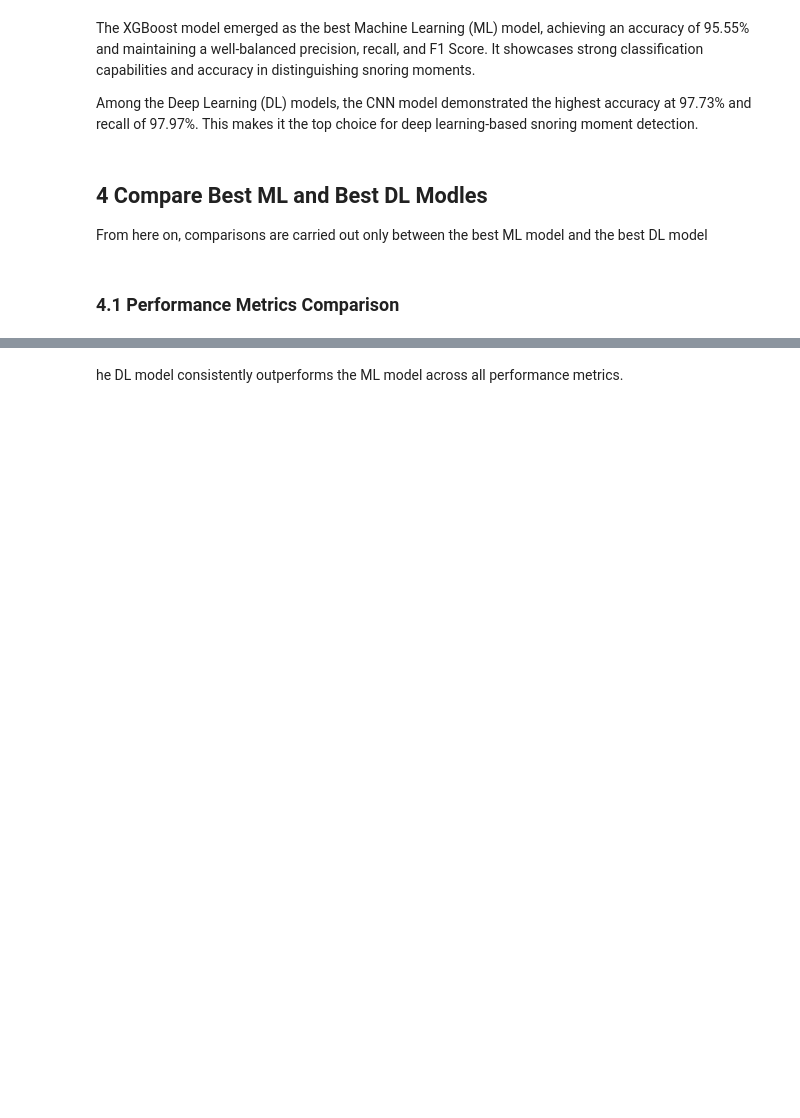
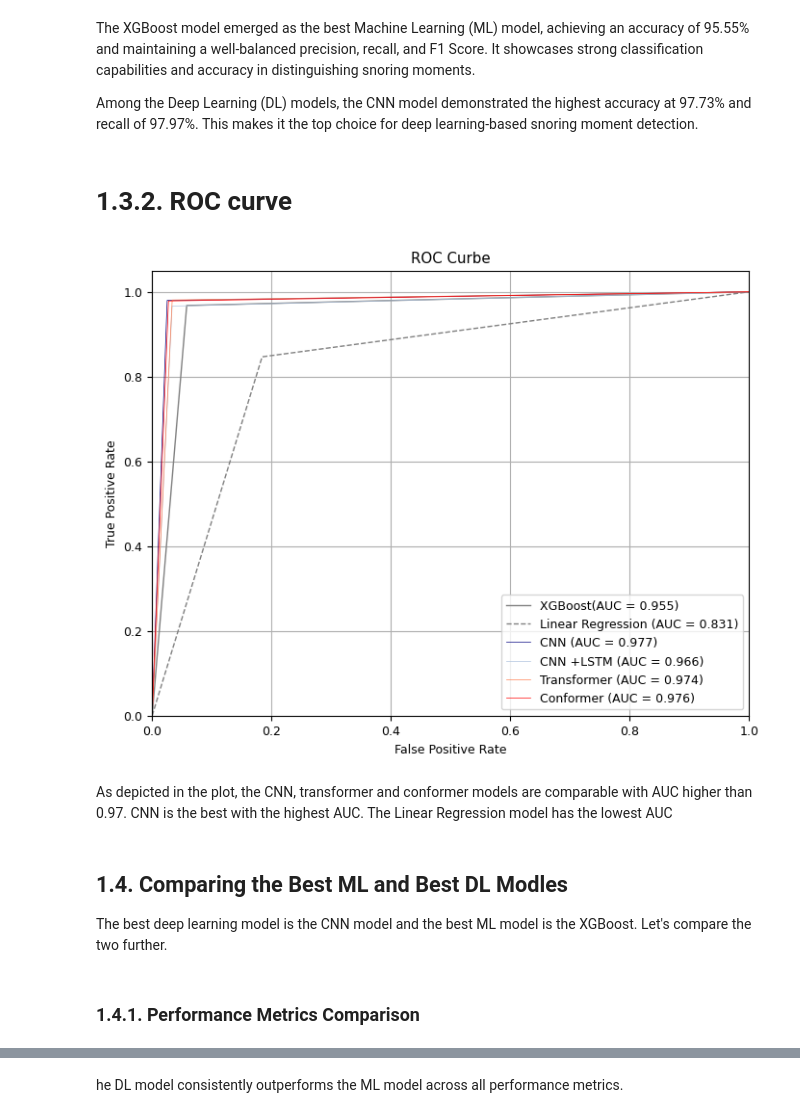
Before and after one commit to nandopants/DL-Snoring-Analysis, a Jupyter notebook: model comparison/Model Comparison.ipynb, the cells around one changed output, grey strips where cells are left out. Drawn from its saved outputs; the diff is of its cells as text; code cells hidden in the pictures; blank space fills up the shorter version.

Commit message:
final model comparison report

```diff
--- a/model comparison/Model Comparison.ipynb
+++ b/model comparison/Model Comparison.ipynb
@@ -52,10 +58,12 @@ xg_accuracy, xg_precision, xg_recall,xg_f1_score=calculate_accuracies(y_test_ml,
 # %%
+#load the test data for the SVM model
 ml_test_data=np.load('ml/50 ms/ml_test_data_mean_50.npy', allow_pickle=True).item()
-X_test_ml = ml_test_data['X_test']
-y_test_ml = ml_test_data['y_test']
+X_test_ml_lrsvm = ml_test_data['X_test']
+y_test_ml_lrsvm = ml_test_data['y_test']
 # %%
+# load the SVM model
 svm_model = joblib.load('ml/50 ms/ml_svm_mean_50.sav')
-y_test_pred_svm=svm_model.predict(X_test_ml)
+y_test_pred_svm=svm_model.predict(X_test_ml_lrsvm)
 # %% [output]
 https://scikit-learn.org/stable/model_persistence.html#security-maintainability-limitations
   warnings.warn(
@@ -66,6 +76,7 @@ svm_accuracy, svm_precision, svm_recall,svm_f1_score=calculate_accuracies(y_test
 # %%
+# load the model and perform prediction
 lr_model = joblib.load('ml/50 ms/ml_lr1_mean_50.sav')
-y_test_pred_lr=lr_model.predict(X_test_ml)
+y_test_pred_lr=lr_model.predict(X_test_ml_lrsvm)
 # %% [output]
 https://scikit-learn.org/stable/model_persistence.html#security-maintainability-limitations
   warnings.warn(
@@ -147,3 +219,5 @@ performance_metrics_df
 The XGBoost model emerged as the best Machine Learning (ML) model, achieving an accuracy of 95.55% and maintaining a well-balanced precision, recall, and F1 Score. It showcases strong classification capabilities and accuracy in distinguishing snoring moments.
 
 Among the Deep Learning (DL) models, the CNN model demonstrated the highest accuracy at 97.73% and recall of 97.97%. This makes it the top choice for deep learning-based snoring moment detection.
+# %% [markdown]
+# 1.3.2. ROC curve
@@ -150,8 +271,14 @@ Among the Deep Learning (DL) models, the CNN model demonstrated the highest accu
+# %%
+plot_roc_curve(y_test_ml, y_test_pred_xg,y_test_ml_lrsvm,y_test_pred_lr,y_test_pred_svm, y_test_cnn, y_test_pred_cnn,y_test_pred_cnn_lstm,  X_test_tc, y_test_pred_trans, title="CNN Model ROC Curve")
+# %% [output]
+[figure, added]
+# %% [markdown]
+As depicted in the plot, the CNN, transformer and conformer models are comparable with AUC higher than 0.97. CNN is the best with the highest AUC. The Linear Regression model has the lowest AUC
 # %% [markdown]
-## 4 Compare Best ML and Best DL Modles
-From here on, comparisons are carried out only between the best ML model and the best DL model
+## 1.4. Comparing the Best ML and Best DL Modles
+The best deep learning model is the CNN model and the best ML model is the XGBoost. Let's compare the two further.
 # %% [markdown]
-### 4.1 Performance Metrics Comparison
+### 1.4.1. Performance Metrics Comparison
 # %%
 performance_metrics = {
     "Model": ["XGboost", "CNN"],
```
Also changed, not shown: parts of 58 cells of this notebook.
